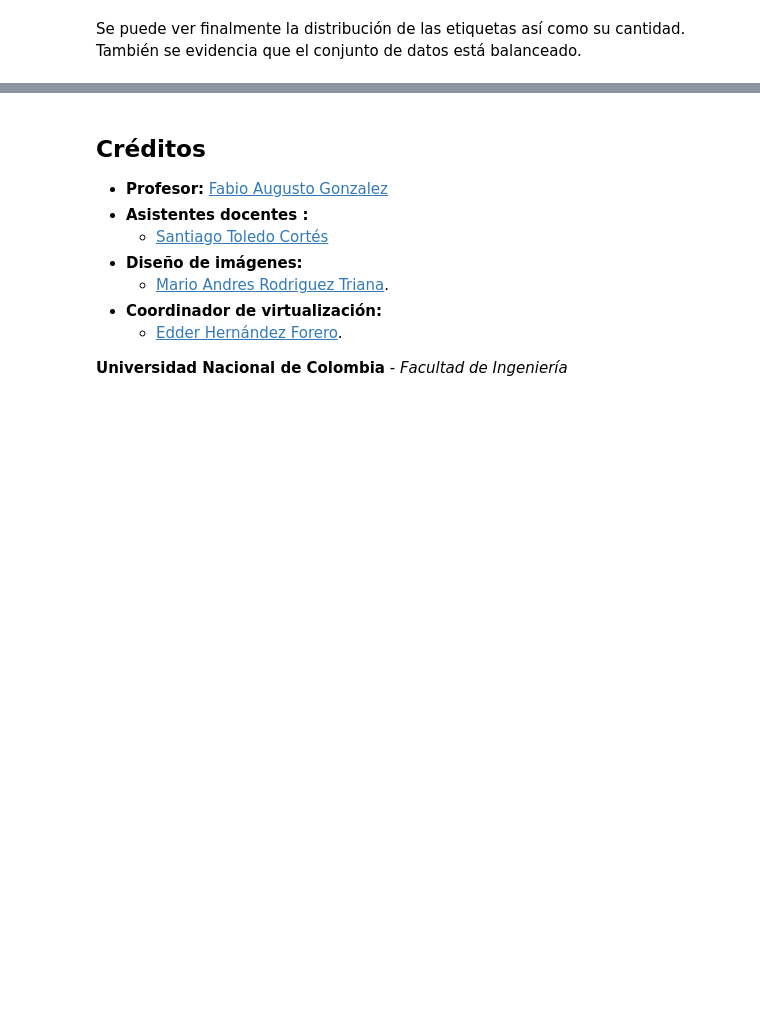
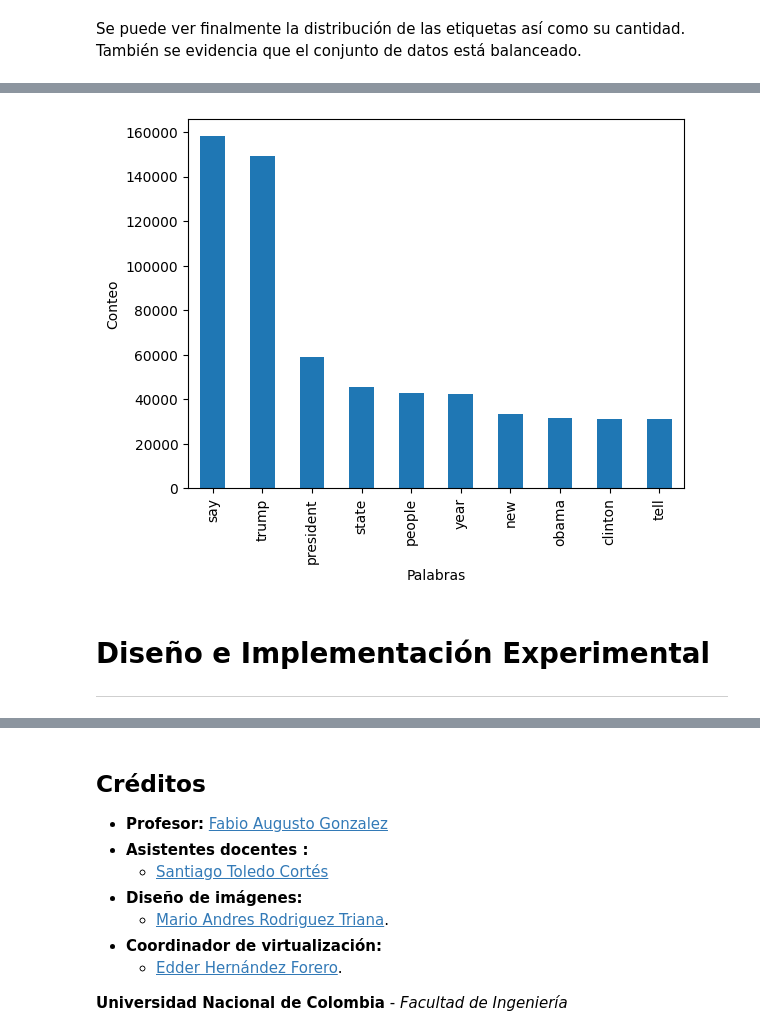
Before and after one commit to jgarnicaa/FakeNews, a Jupyter notebook: FakeNewsModel.ipynb, the cells around one changed output, grey strips where cells are left out. Saved outputs shown, nothing was run; the diff lists cells and outputs as text; code cells hidden in the pictures; blank space fills up the shorter version.

```diff
--- a/FakeNewsModel.ipynb
+++ b/FakeNewsModel.ipynb
@@ -188,0 +284,3 @@ La selección de las técnicas de preprocesamiento puede variar en cada conjunto
+# %%
+spacy.cli.download("en_core_web_sm")
+nlp = spacy.load("en_core_web_sm")
@@ -188,0 +337,5 @@ La selección de las técnicas de preprocesamiento puede variar en cada conjunto
+# %%
+### Aplicamos la función a todo el dataset. Toma más o menos 60 minutos. Después de esto será mejor solamente cargar el dataset preprocesado
+prep_text = df.text.apply(preprocess).tolist()
+prep_title = df.title.apply(preprocess).tolist()
+print(prep_title[:10], prep_text[:10])
@@ -188,0 +369,8 @@ La selección de las técnicas de preprocesamiento puede variar en cada conjunto
+# %%
+prep_corpus = prep_text + prep_title
+vect = (CountVectorizer(max_features=1000, max_df=0.7).fit(prep_corpus))
+X = vect.transform(prep_corpus)
+X_np = X.toarray()
+# %%
+vocab = vect.get_feature_names_out()
+display(vocab)
@@ -188,0 +395,16 @@ La selección de las técnicas de preprocesamiento puede variar en cada conjunto
+# %%
+df_pt = pd.DataFrame(columns=vocab, data=X_np)
+df_pt = df_pt.sum()
+df_pt = df_pt.sort_values(kind='mergesort', ascending=False).head(10)
+fig, ax = plt.subplots()
+df_pt.plot(kind="bar")
+ax.set_xlabel("Palabras")
+ax.set_ylabel("Conteo")
+for tick in ax.get_xticklabels():
+    tick.set_rotation(90)
+fig.show()
+# %% [output]
+[figure, added]
+# %% [markdown]
+# **Diseño e Implementación Experimental**
+---
```
Also changed, not shown: parts of 61 cells of this notebook.
